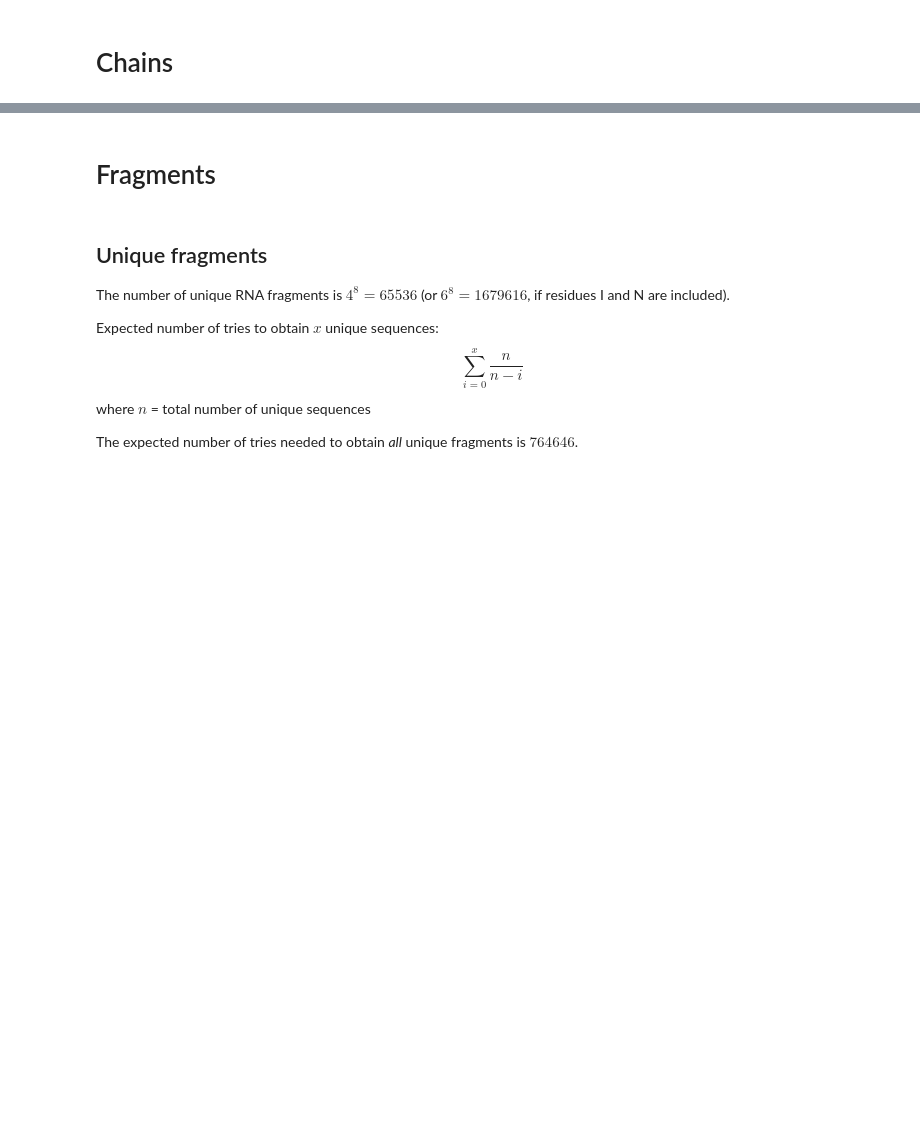
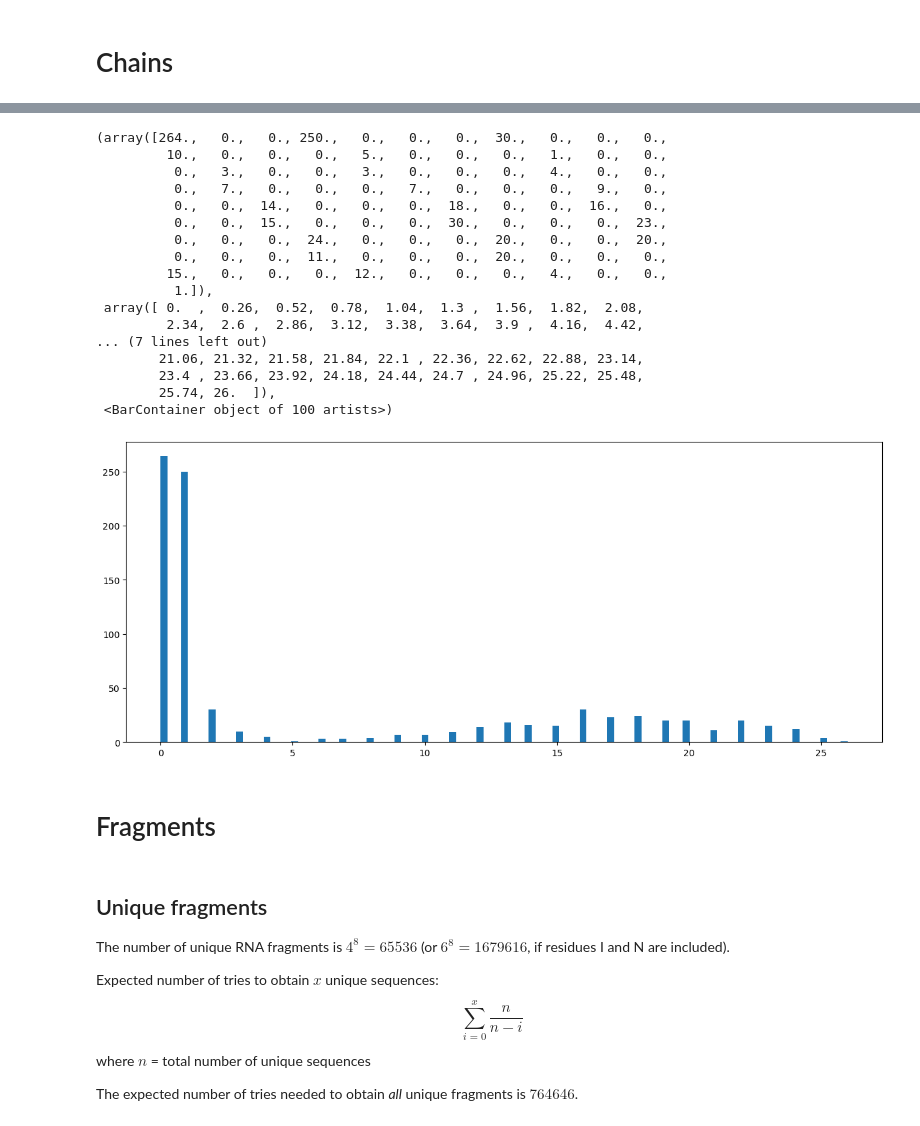
Before and after one commit to samuelflores/deep-learning-RNA-structure-prediction, a Jupyter notebook: data_generation/data_stats.ipynb, the cells around one changed output, grey strips where cells are left out. Cells and saved outputs as stored; diff of their text form; code cells hidden in the pictures; blank space fills up the shorter version.

```diff
--- a/data_generation/data_stats.ipynb
+++ b/data_generation/data_stats.ipynb
@@ -203,5 +203,28 @@ Filtered annotated chains:
 - Chains: 836
 Figures saved to /figures
+# %%
+plt.figure(figsize=(15, 6))
+# plt.hist([len(i.tloops) for i in chains_annotated_raw], bins=100)
+plt.hist([len(i.tloops) for i in chains_annotated_filtered], bins=100)
+# %% [output]
+(array([264.,   0.,   0., 250.,   0.,   0.,   0.,  30.,   0.,   0.,   0.,
+         10.,   0.,   0.,   0.,   5.,   0.,   0.,   0.,   1.,   0.,   0.,
+          0.,   3.,   0.,   0.,   3.,   0.,   0.,   0.,   4.,   0.,   0.,
+          0.,   7.,   0.,   0.,   0.,   7.,   0.,   0.,   0.,   9.,   0.,
+          0.,   0.,  14.,   0.,   0.,   0.,  18.,   0.,   0.,  16.,   0.,
+          0.,   0.,  15.,   0.,   0.,   0.,  30.,   0.,   0.,   0.,  23.,
+          0.,   0.,   0.,  24.,   0.,   0.,   0.,  20.,   0.,   0.,  20.,
+          0.,   0.,   0.,  11.,   0.,   0.,   0.,  20.,   0.,   0.,   0.,
+         15.,   0.,   0.,   0.,  12.,   0.,   0.,   0.,   4.,   0.,   0.,
+          1.]),
+ array([ 0.  ,  0.26,  0.52,  0.78,  1.04,  1.3 ,  1.56,  1.82,  2.08,
+         2.34,  2.6 ,  2.86,  3.12,  3.38,  3.64,  3.9 ,  4.16,  4.42,
+... (7 lines left out)
+        21.06, 21.32, 21.58, 21.84, 22.1 , 22.36, 22.62, 22.88, 23.14,
+        23.4 , 23.66, 23.92, 24.18, 24.44, 24.7 , 24.96, 25.22, 25.48,
+        25.74, 26.  ]),
+ <BarContainer object of 100 artists>)
+[figure, added]
 # %% [markdown]
 # Fragments
 # %% [markdown]
```
Also changed, not shown: parts of 4 cells of this notebook, 6 other files.
